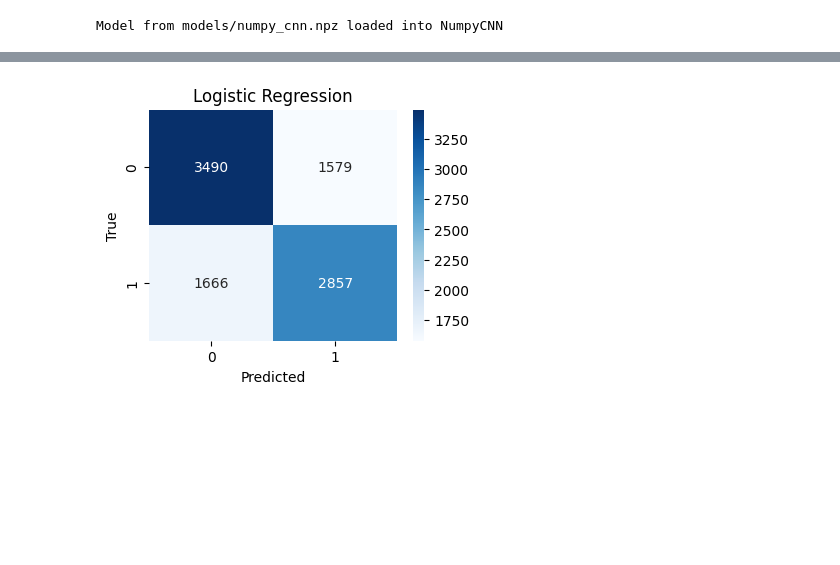
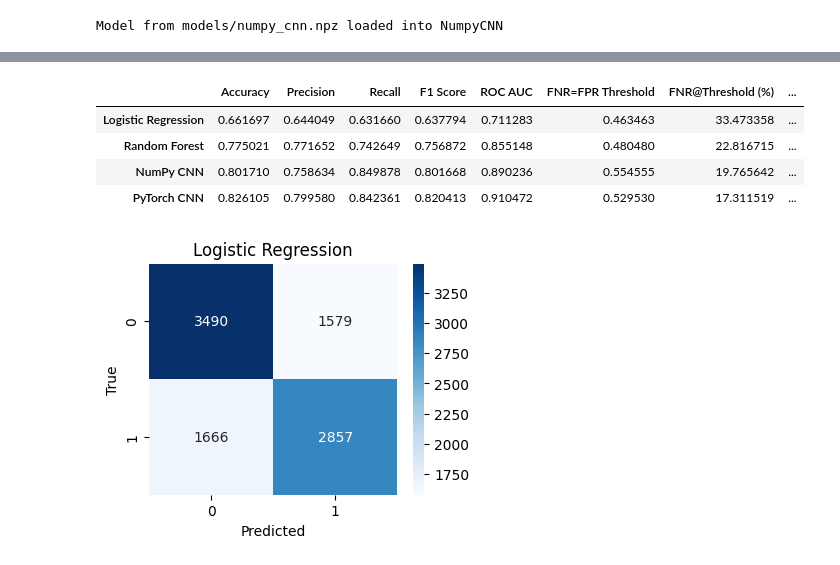
Before and after one commit to parthkotwal/braai-cnn, a Jupyter notebook: 4_models_comparison.ipynb, the cells around one changed output, grey strips where cells are left out. Saved outputs shown, nothing was run; the diff lists cells and outputs as text; code cells hidden in the pictures; blank space fills up the shorter version.

```diff
--- a/4_models_comparison.ipynb
+++ b/4_models_comparison.ipynb
@@ -221,3 +287,16 @@ plot_curves(y_test, [lrc_probs, rfc_probs, cp_probs, pt_probs],
+# %%
+for i, result in enumerate([fnr_fpr_lrc, fnr_fpr_rfc, fnr_fpr_cp, fnr_fpr_pt]):
+    metrics_df.loc[metrics_df.index[i], "FNR=FPR Threshold"] = result["Intersection Threshold"]
+    metrics_df.loc[metrics_df.index[i], "FNR@Threshold (%)"] = result["FNR at Intersection"] * 100
+    metrics_df.loc[metrics_df.index[i], "FPR@Threshold (%)"] = result["FPR at Intersection"] * 100
+
+metrics_df
+# %% [output]
+|  | Accuracy | Precision | Recall | F1 Score | ROC AUC | FNR=FPR Threshold | FNR@Threshold (%) | ... |
+| Logistic Regression | 0.661697 | 0.644049 | 0.631660 | 0.637794 | 0.711283 | 0.463463 | 33.473358 | ... |
+| Random Forest | 0.775021 | 0.771652 | 0.742649 | 0.756872 | 0.855148 | 0.480480 | 22.816715 | ... |
+| NumPy CNN | 0.801710 | 0.758634 | 0.849878 | 0.801668 | 0.890236 | 0.554555 | 19.765642 | ... |
+| PyTorch CNN | 0.826105 | 0.799580 | 0.842361 | 0.820413 | 0.910472 | 0.529530 | 17.311519 | ... |
 # %%
 import seaborn as sns
 
```
Also changed, not shown: parts of 13 cells of this notebook, 5 other files.
